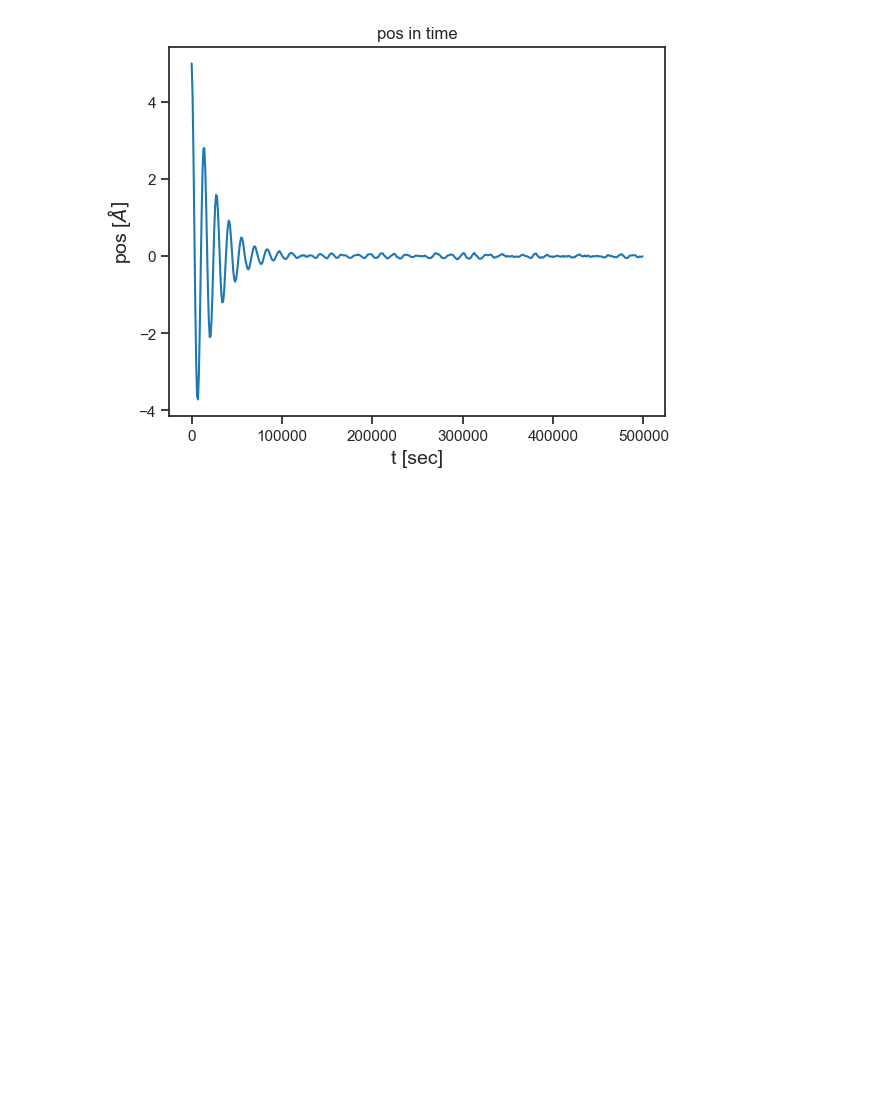
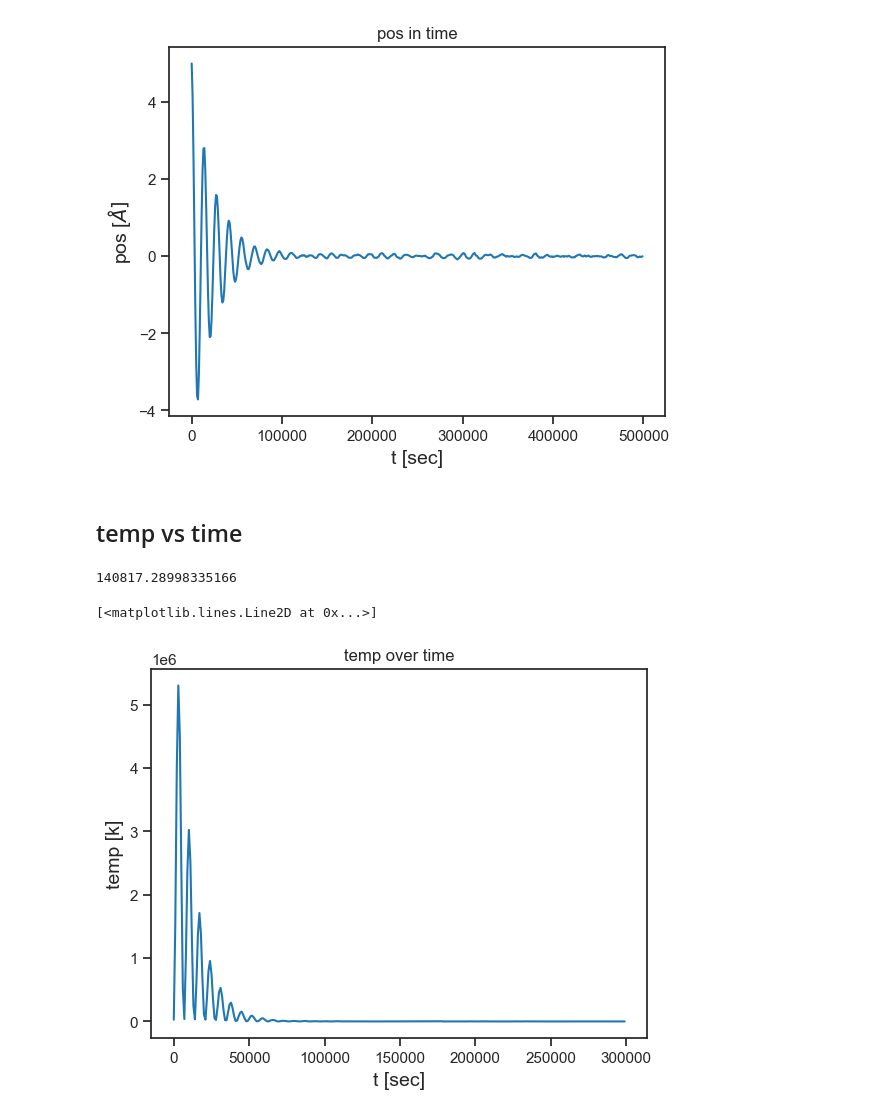
Before and after one commit to SagiMeir/Simulations4Beginners, a Jupyter notebook: getting_started.ipynb, the cells around one changed output. Drawn from its saved outputs; the diff is of its cells as text; code cells hidden in the pictures; blank space fills up the shorter version.

Commit message:
add pos and temp in stable state

```diff
--- a/getting_started.ipynb
+++ b/getting_started.ipynb
@@ -270,3 +272,23 @@ plt.plot(time, posX)
 # %% [output]
 [<matplotlib.lines.Line2D at 0x...>]
 [figure]
+# %% [markdown]
+## temp vs time
+# %%
+import numpy as np
+import pandas as pd
+import matplotlib.pyplot as plt
+# and for nice looking plots:
+import seaborn as sns
+sns.set_theme(style="ticks",rc={'axes.labelsize':14},palette='tab10')
+
+df = pd.read_csv("simForTemp_NVT.log", sep='\s+')
+print(df['temp'].mean())
+plt.title("temp over time")
+plt.xlabel('t [sec]')
+plt.ylabel("temp [k]")
+plt.plot(df['step'], df['temp'])
+# %% [output]
+140817.28998335166
+[<matplotlib.lines.Line2D at 0x...>]
+[figure, added]
```
Also changed, not shown: parts of 4 cells of this notebook, 2 other files.
